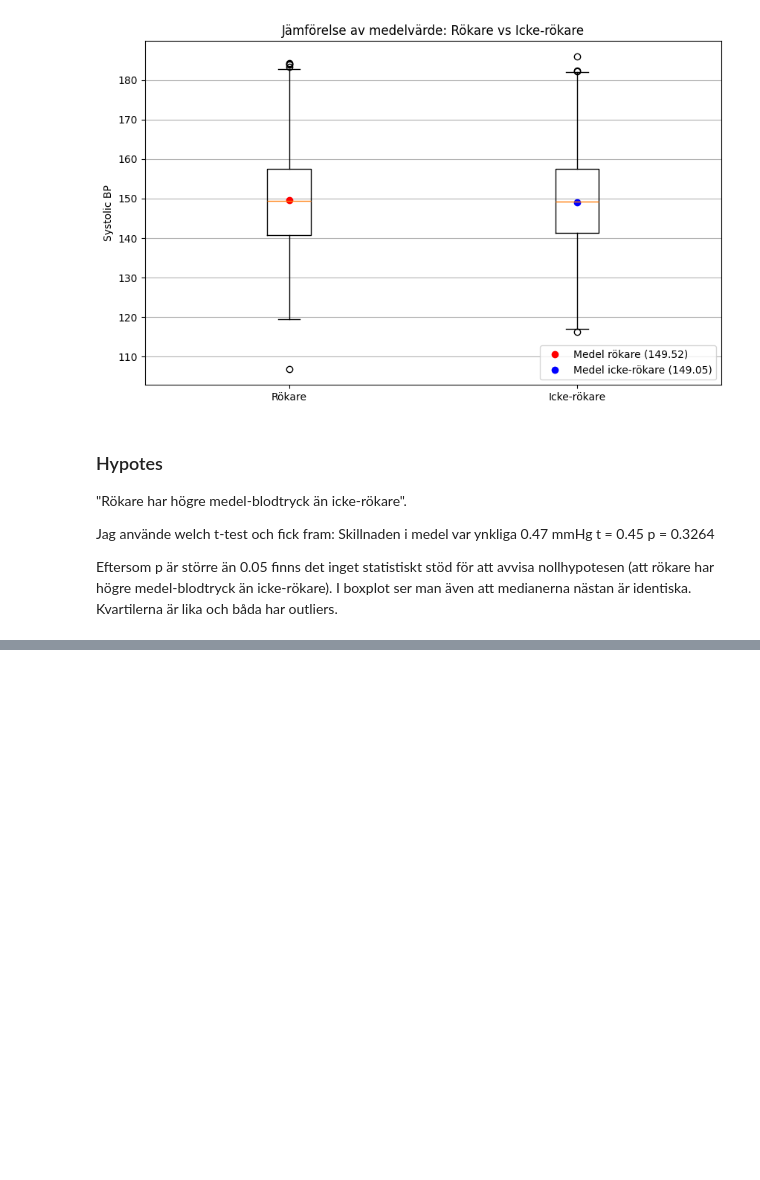
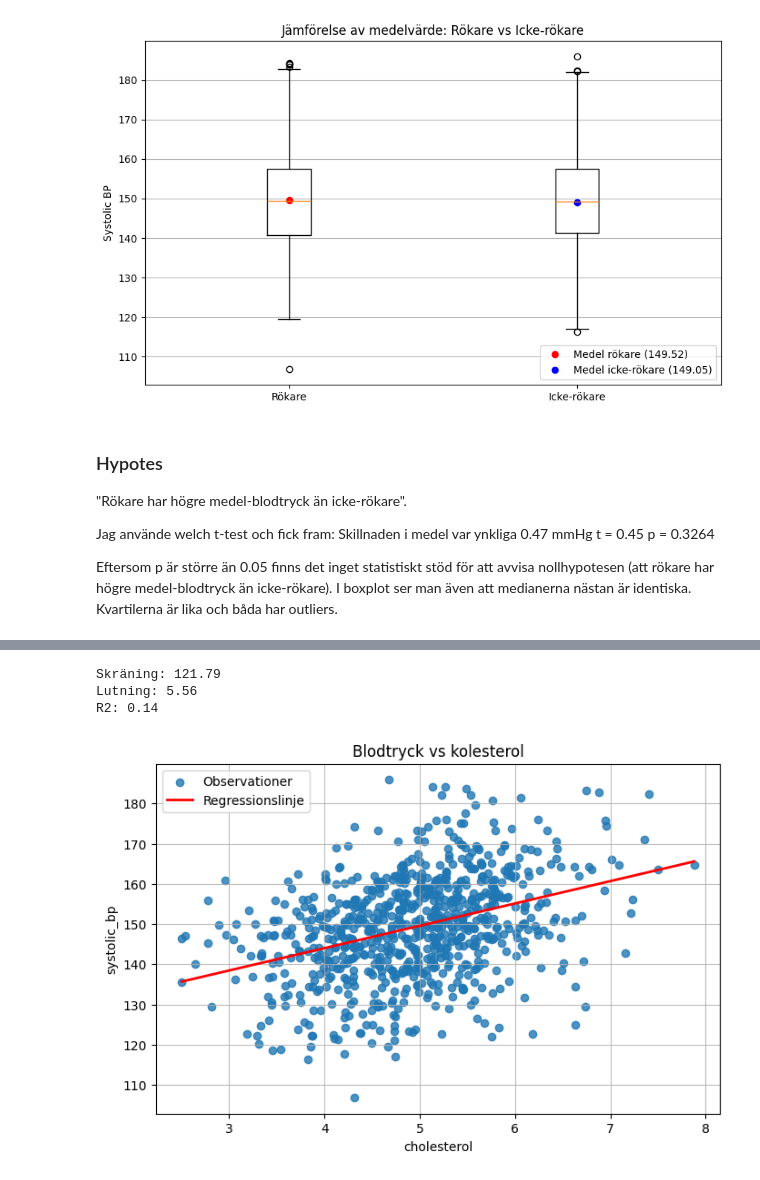
Before and after one commit to Jack-JackAttack/Halsostudie, a Jupyter notebook: report.ipynb, the cells around one changed output, grey strips where cells are left out. Drawn from its saved outputs; the diff is of its cells as text; code cells hidden in the pictures; blank space fills up the shorter version.

```diff
--- a/report.ipynb
+++ b/report.ipynb
@@ -203,0 +238,16 @@ I boxplot ser man även att medianerna nästan är identiska. Kvartilerna är li
+# %%
+ha.regression("systolic_bp", "cholesterol")
+
+
+abc = ha.regression("systolic_bp", "cholesterol")
+print(ha.pretty(abc))
+# %% [output]
+Skräning: 121.79
+Lutning: 5.56
+R2: 0.14
+# %%
+fig, ax = plt.subplots(figsize=(8,5))
+V.regression_plot(ax, df, ha.model, ha.x_col, ha.y_col, "Blodtryck vs kolesterol")
+plt.show()
+# %% [output]
+[figure, added]
```
Also changed, not shown: parts of 5 cells of this notebook, 3 other files.
